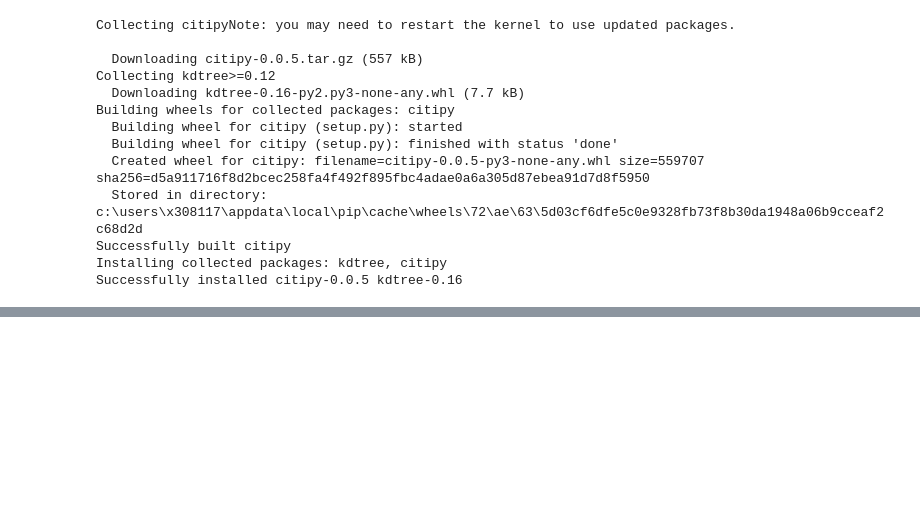
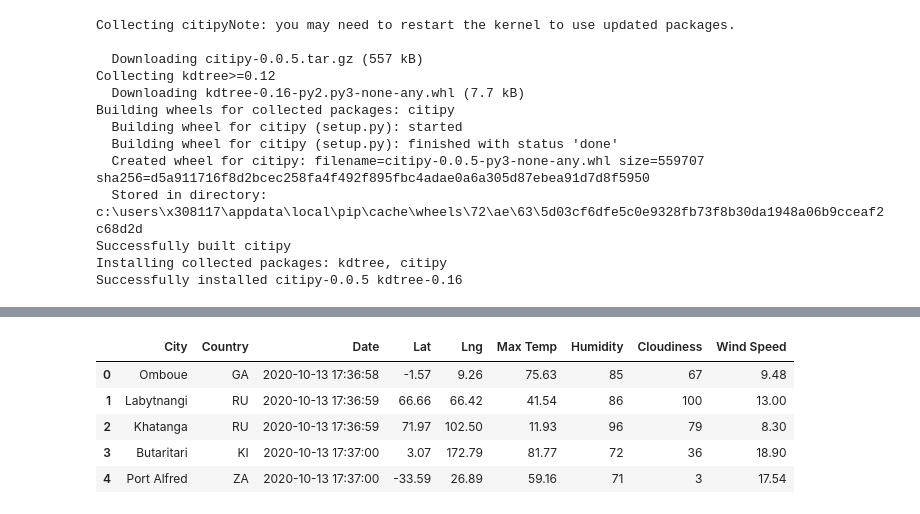
Before and after one commit to hkoivisto/World_Weather_Analysis, a Jupyter notebook: WeatherPy.ipynb, the cells around one changed output, grey strips where cells are left out. Drawn from its saved outputs; the diff is of its cells as text; code cells hidden in the pictures; blank space fills up the shorter version.

```diff
--- a/WeatherPy.ipynb
+++ b/WeatherPy.ipynb
@@ -47,0 +160,11 @@ len(cities)
+# %%
+column_order = ["City", "Country", "Date", "Lat", "Lng", "Max Temp", "Humidity", "Cloudiness", "Wind Speed"]
+city_data_df = city_data_df[column_order]
+city_data_df.head()
+# %% [output]
+|  | City | Country | Date | Lat | Lng | Max Temp | Humidity | Cloudiness | Wind Speed |
+| 0 | Omboue | GA | 2020-10-13 17:36:58 | -1.57 | 9.26 | 75.63 | 85 | 67 | 9.48 |
+| 1 | Labytnangi | RU | 2020-10-13 17:36:59 | 66.66 | 66.42 | 41.54 | 86 | 100 | 13.00 |
+| 2 | Khatanga | RU | 2020-10-13 17:36:59 | 71.97 | 102.50 | 11.93 | 96 | 79 | 8.30 |
+| 3 | Butaritari | KI | 2020-10-13 17:37:00 | 3.07 | 172.79 | 81.77 | 72 | 36 | 18.90 |
+| 4 | Port Alfred | ZA | 2020-10-13 17:37:00 | -33.59 | 26.89 | 59.16 | 71 | 3 | 17.54 |
```
Also changed, not shown: parts of 8 cells of this notebook.
